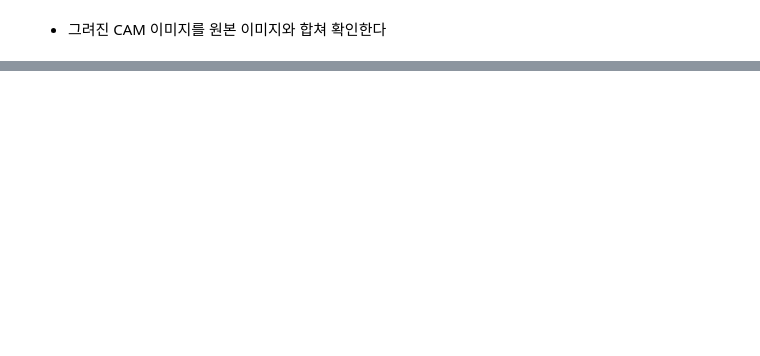
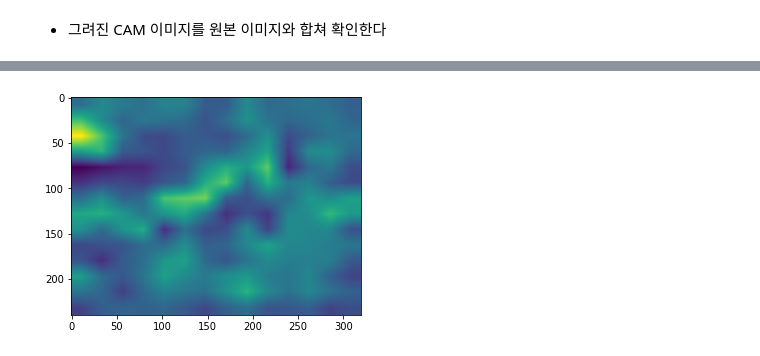
Before and after one commit to Caligo46/aiffel_godeep, a Jupyter notebook: GoDeep_6_grad-cam.ipynb, the cells around one changed output, grey strips where cells are left out. Cells and saved outputs as stored; diff of their text form; code cells hidden in the pictures; blank space fills up the shorter version.

```diff
--- a/GoDeep_6_grad-cam.ipynb
+++ b/GoDeep_6_grad-cam.ipynb
@@ -252,0 +291,6 @@ plt.show()
+# %%
+grad_cam_image = generate_grad_cam(cam_model, 'conv4_block3_out', item)
+plt.imshow(grad_cam_image)
+plt.show()
+# %% [output]
+[figure, added]
```
Also changed, not shown: parts of 26 cells of this notebook, 3 other files.
